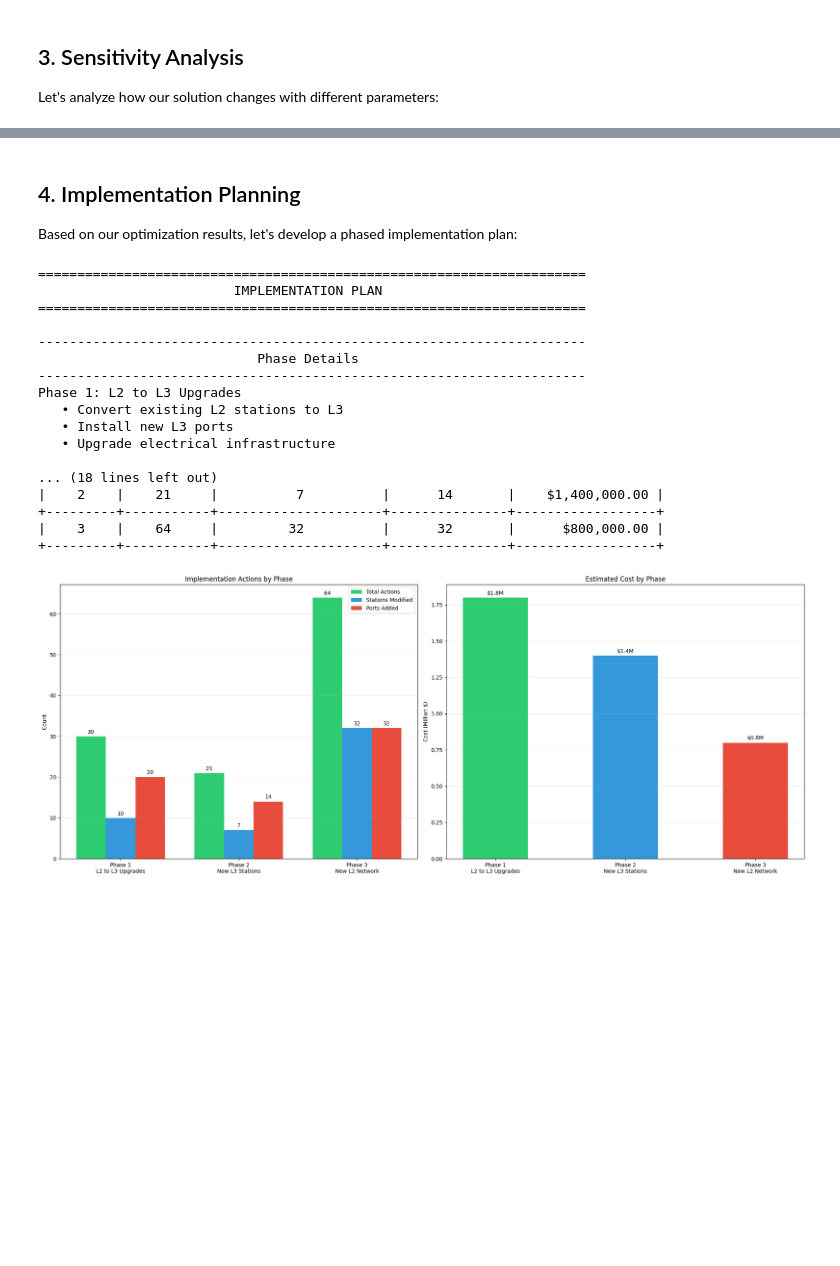
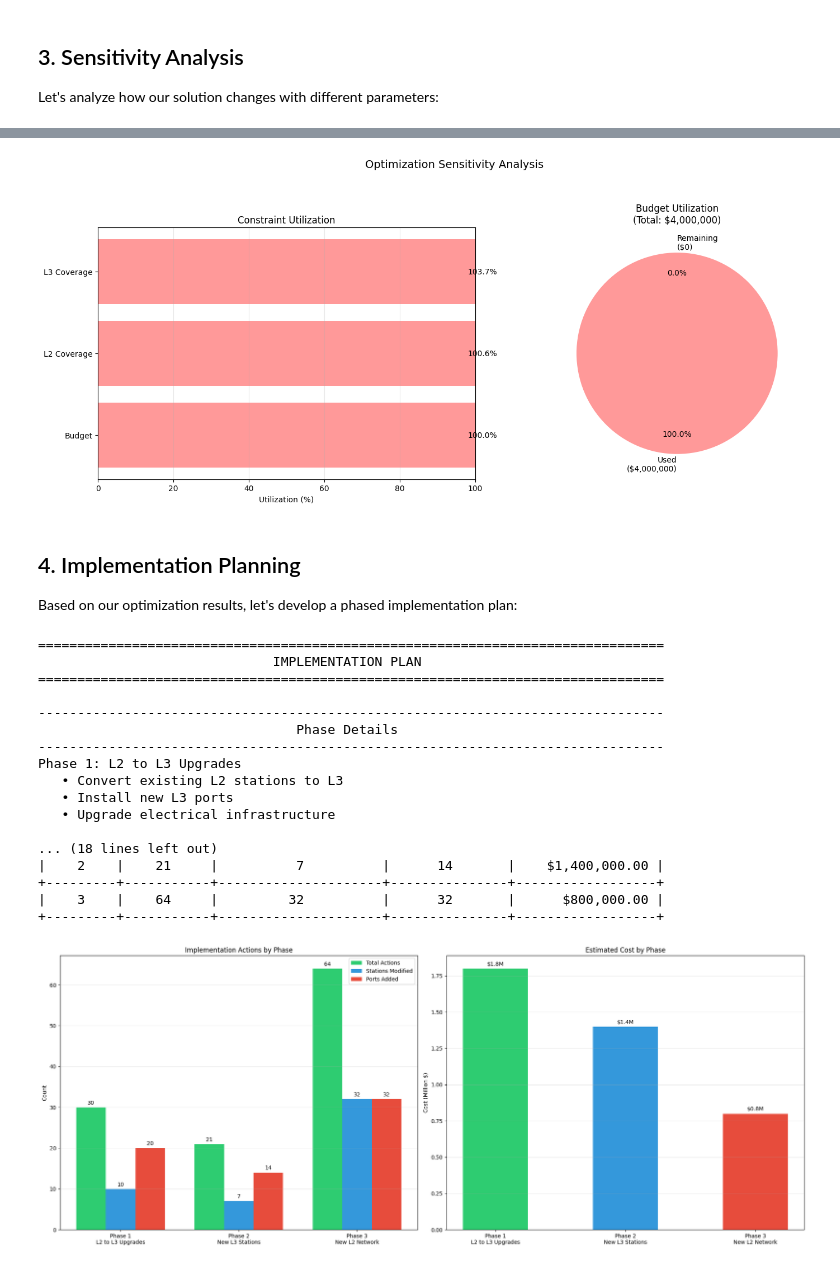
Before and after one commit to jaxendutta/kwc-ev-charging-network-opt, a Jupyter notebook: notebooks/05_optimization_model.ipynb, the cells around one changed output, grey strips where cells are left out. Cells and saved outputs as stored; diff of their text form; code cells hidden in the pictures; blank space fills up the shorter version.

```diff
--- a/notebooks/05_optimization_model.ipynb
+++ b/notebooks/05_optimization_model.ipynb
@@ -329,17 +218,23 @@ Budget Impact Analysis:
+# %%
+# Create visualization
+sensitivity_plots = plot_sensitivity_analysis(sensitivity_results)
+display(sensitivity_plots)
+# %% [output]
+[figure, added]
 # %% [markdown]
 ## 4. Implementation Planning
 Based on our optimization results, let's develop a phased implementation plan:
 # %%
 # Create and display implementation plan
-implementation_plan = optimizer.get_implementation_plan(solution)
+implementation_summary, implementation_plan = get_implementation_plan(solution, display=True)
 # %% [output]
-======================================================================
-                         IMPLEMENTATION PLAN
-======================================================================
+================================================================================
+                              IMPLEMENTATION PLAN
+================================================================================
 
-----------------------------------------------------------------------
-                            Phase Details
-----------------------------------------------------------------------
+--------------------------------------------------------------------------------
+                                 Phase Details
+--------------------------------------------------------------------------------
 Phase 1: L2 to L3 Upgrades
    • Convert existing L2 stations to L3
    • Install new L3 ports
```
Also changed, not shown: parts of 10 cells of this notebook, 6 other files.
